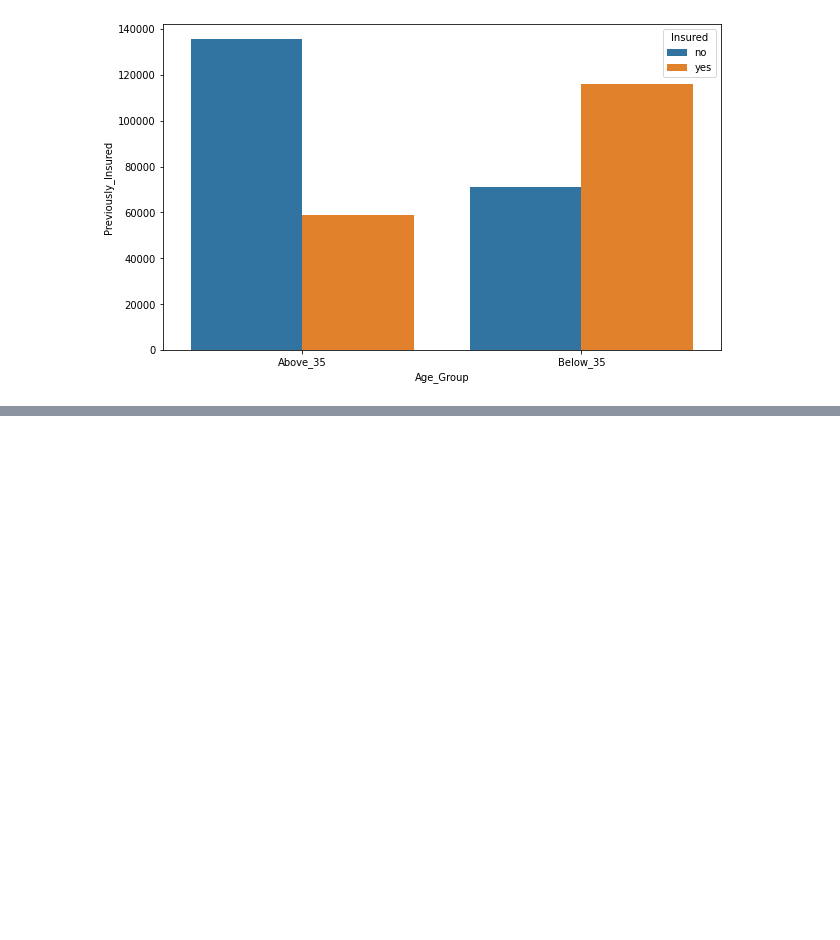
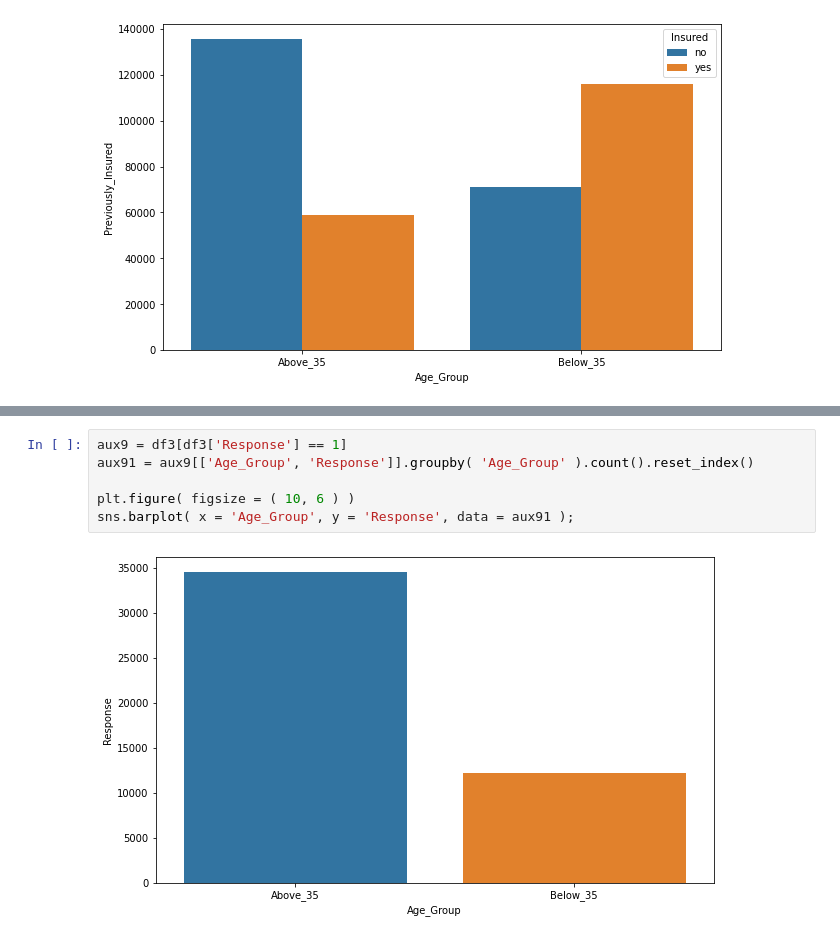
Before and after one commit to cristiandaco/health_insurance_cross_sell, a Jupyter notebook: 03_analise_exploratoria.ipynb, the cells around one changed output, grey strips where cells are left out. Cells and saved outputs as stored; diff of their text form; blank space fills up the shorter version.

```diff
--- a/03_analise_exploratoria.ipynb
+++ b/03_analise_exploratoria.ipynb
@@ -296,0 +305,8 @@ df3.head()
+# %%
+aux9 = df3[df3['Response'] == 1]
+aux91 = aux9[['Age_Group', 'Response']].groupby( 'Age_Group' ).count().reset_index()
+
+plt.figure( figsize = ( 10, 6 ) )
+sns.barplot( x = 'Age_Group', y = 'Response', data = aux91 );
+# %% [output]
+[figure, added]
```
Also changed, not shown: parts of 17 cells of this notebook.
